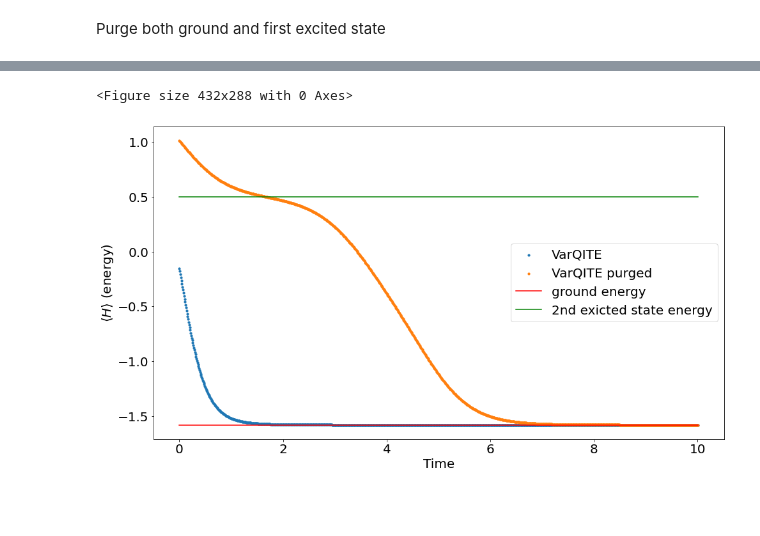
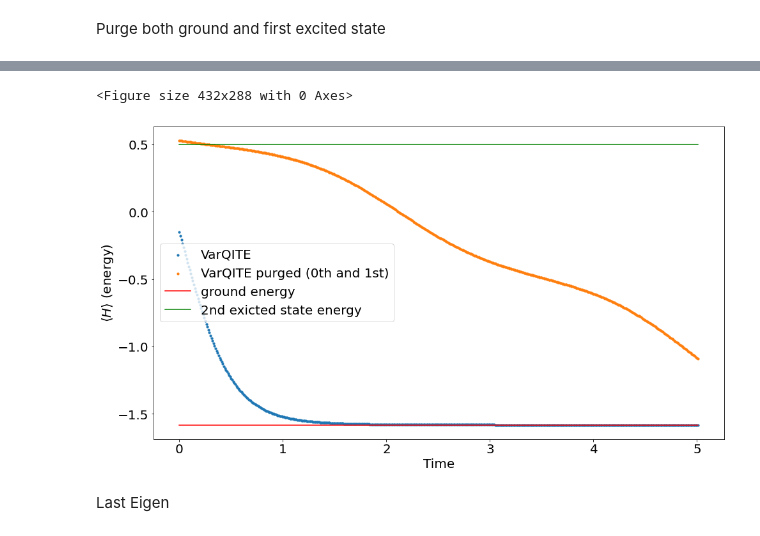
Before and after one commit to Zhelun-Li/VQS, a Jupyter notebook: VarQITE_purger.ipynb, the cells around one changed output, grey strips where cells are left out. Cells and saved outputs as stored; diff of their text form; code cells hidden in the pictures; blank space fills up the shorter version.

```diff
--- a/VarQITE_purger.ipynb
+++ b/VarQITE_purger.ipynb
@@ -262,3 +285,14 @@ evolution_result = var_qite.evolve(evolution_problem)
+# %%
+time=5
+init_param_values={}
+for i in range(len(ansatz.parameters)):
+    init_param_values[ansatz.parameters[i]]=weights[i]
+
+aux_ops = [hamiltonian]
+evolution_problem = TimeEvolutionProblem(hamiltonian, time, aux_operators=aux_ops)
+var_qite = VarQITE(ansatz, init_param_values, var_principle, Estimator())
+# an Estimator instance is necessary, if we want to calculate the expectation value of auxiliary operators.
+evolution_result = var_qite.evolve(evolution_problem)
 # %%
 LabelSize=20
 h_exp_val_ex = np.array([ele[0][0] for ele in evolution_result.observables])
@@ -291,5 +325,3 @@ qc_g_assigned=qc_g.assign_parameters(evolution_result.parameter_values[index])
 U_1=qi.Operator(qc_g_assigned)
 # %% [markdown]
 Purge both ground and first excited state
-# %%
-costList,weights=myAlg([sampler,sampler2],nSteps=30,learning_rate=2e0)
@@ -301,10 +328,19 @@ costList,weights=myAlg([sampler,sampler2],nSteps=30,learning_rate=2e0)
 # %%
-init_param_values={}
-for i in range(len(ansatz.parameters)):
-    init_param_values[ansatz.parameters[i]]=weights[i]
+def getEigen(U_list,time_stamp=np.array([0.5,0.5,0.5,0.5,5])):
+    weights=purge(U_list)
+    for i,time in enumerate(time_stamp):
+        init_param_values={}
+        for j in range(len(ansatz.parameters)):
+            init_param_values[ansatz.parameters[j]]=weights[j]
 
-aux_ops = [hamiltonian]
-evolution_problem = TimeEvolutionProblem(hamiltonian, time, aux_operators=aux_ops)
-var_qite = VarQITE(ansatz, init_param_values, var_principle, Estimator())
-# an Estimator instance is necessary, if we want to calculate the expectation value of auxiliary operators.
-evolution_result = var_qite.evolve(evolution_problem)
+        aux_ops = [hamiltonian]
+        evolution_problem = TimeEvolutionProblem(hamiltonian, time, aux_operators=aux_ops)
+        var_qite = VarQITE(ansatz, init_param_values, var_principle, Estimator())
+        # an Estimator instance is necessary, if we want to calculate the expectation value of auxiliary operators.
+        evolution_result = var_qite.evolve(evolution_problem)
+        if i<(len(time_stamp)-1):
+            weights=purge([U_list[0]],sampler_weights=evolution_result.parameter_values[-1])
+
+    return evolution_result,weights
+# %%
+evolution_result,weights=getEigen([U_ground,U_1])
@@ -311,20 +350,21 @@ evolution_result = var_qite.evolve(evolution_problem)
 # %%
 LabelSize=20
 h_exp_val_ex = np.array([ele[0][0] for ele in evolution_result.observables])
 times = evolution_result.times
 
 plt.figure(1)
 plt.figure(figsize=(16,9))
 plt.scatter(times, h_exp_val, label= "VarQITE",s=10)
-plt.scatter(times, h_exp_val_ex, label= "VarQITE purged",s=10)
+plt.scatter(times, h_exp_val_ex, label= "VarQITE purged (0th and 1st)",s=10)
 plt.plot(times,[groudEnergy]*len(times),color='r',label='ground energy')
-#plt.plot(times,[exictedEnergy]*len(times),color='g',label='1st exicted state energy')
 plt.plot(times,[exictedEnergy2]*len(times),color='g',label='2nd exicted state energy')
 plt.tick_params(axis='both', which='major', labelsize=LabelSize)
 plt.xlabel("Time",fontsize=LabelSize)
 plt.ylabel(r"$\langle H \rangle$ (energy)",fontsize=LabelSize)
 plt.legend(fontsize=LabelSize);
 plt.savefig("VarQITE_purging_2nd.pdf")
 # %% [output]
 <Figure size 432x288 with 0 Axes>
-[figure, old version]
+[figure, new version]
+# %% [markdown]
+Last Eigen
```
Also changed, not shown: parts of 27 cells of this notebook.
